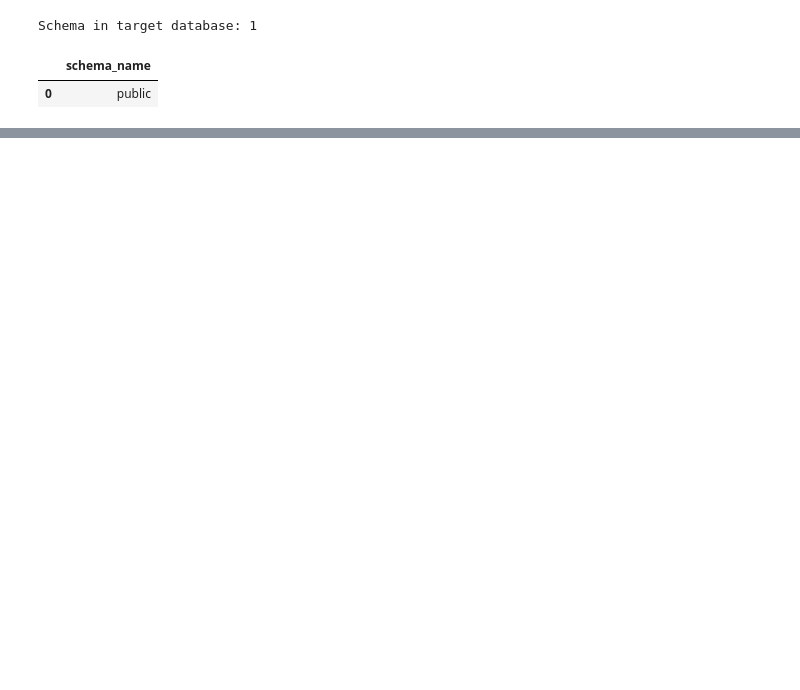
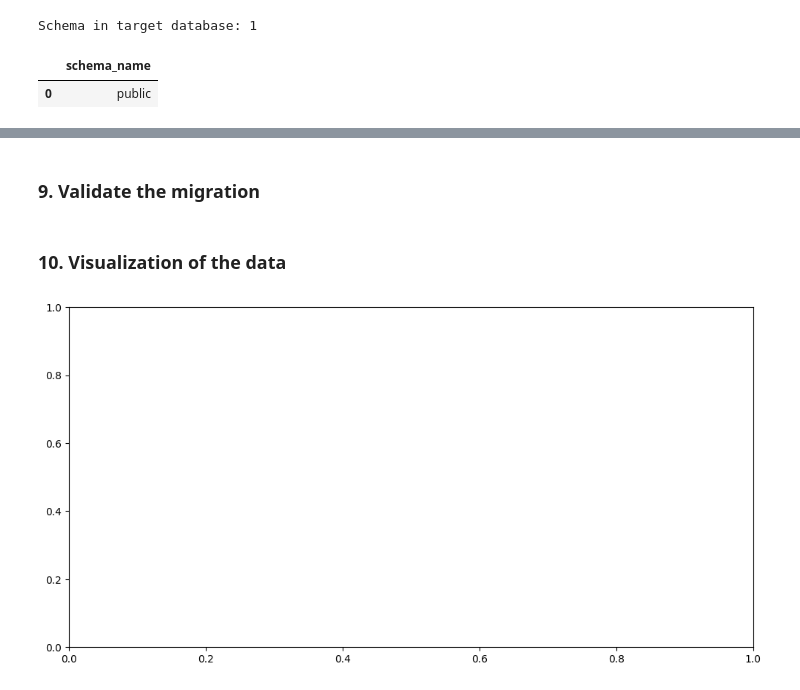
Before and after one commit to liamletran/database-migration-pipeline, a Jupyter notebook: run-migration-uat.ipynb, the cells around one changed output, grey strips where cells are left out. Drawn from its saved outputs; the diff is of its cells as text; code cells hidden in the pictures; blank space fills up the shorter version.

Commit message:
migration all tables UAT

```diff
--- a/run-migration-uat.ipynb
+++ b/run-migration-uat.ipynb
@@ -1016,0 +1310,8 @@ Loaded failed: cannot unpack non-iterable NoneType object
+# %% [markdown]
+### 9. Validate the migration
+# %% [markdown]
+### 10. Visualization of the data
+# %%
+fig, ax = plt.subplots(figsize=(12, 6))
+# %% [output]
+[figure, added]
```
Also changed, not shown: parts of 35 cells of this notebook, 3 other files.
